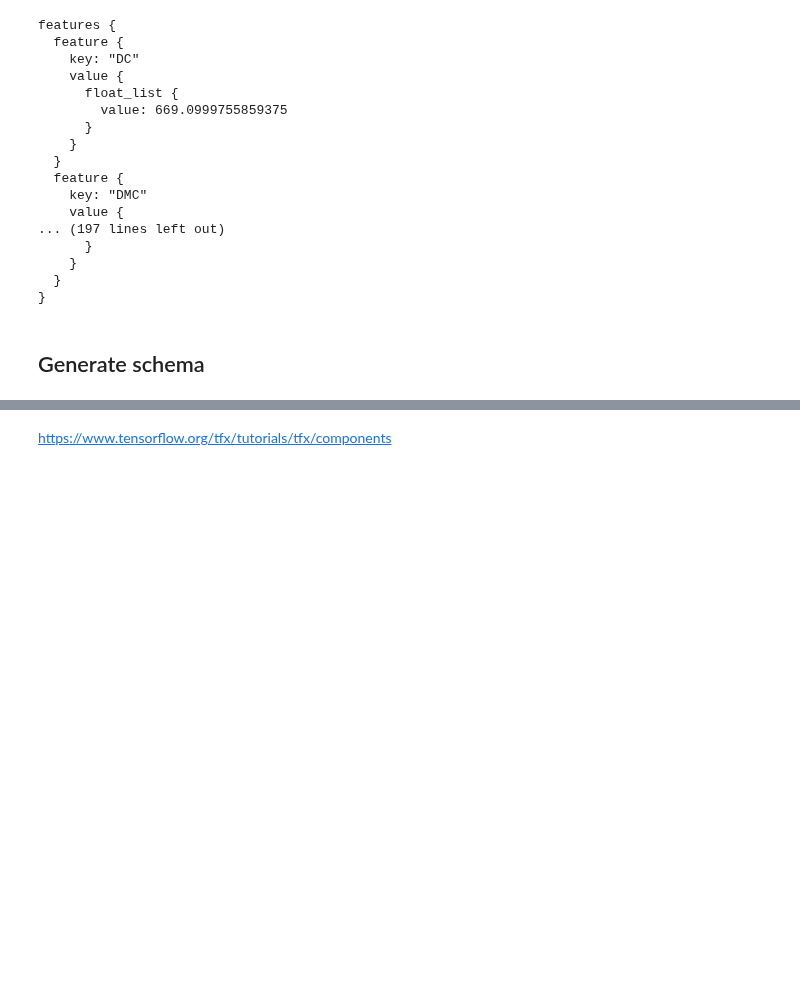
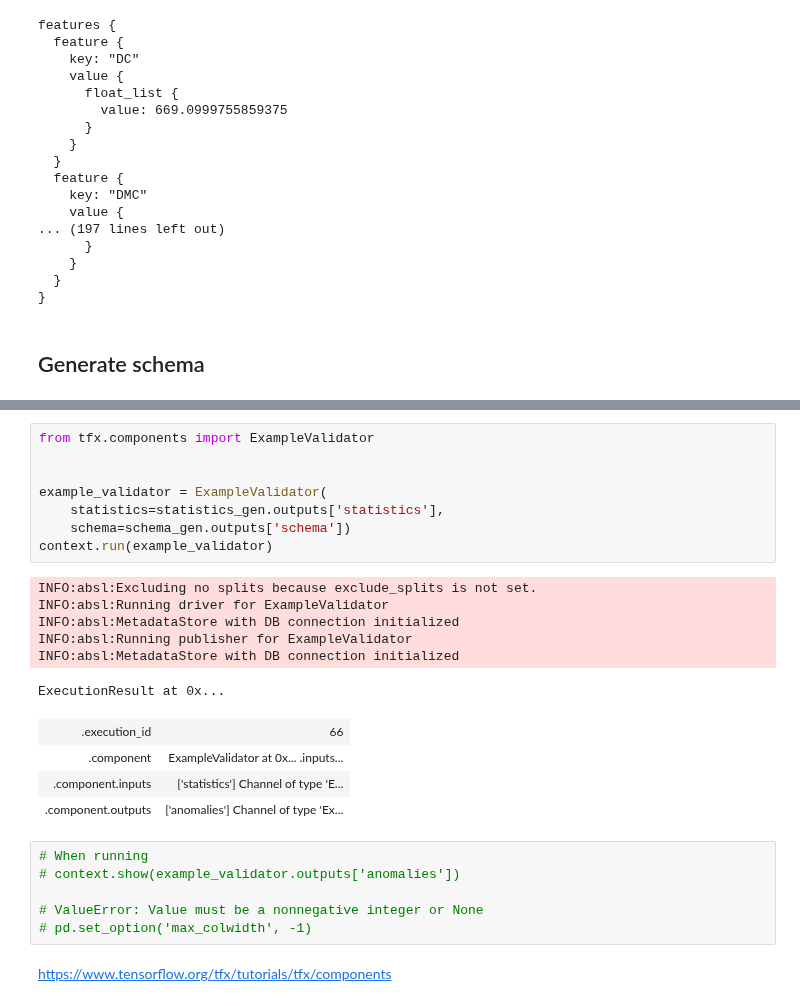
Before and after one commit to thushv89/manning_tf2_in_action, a Jupyter notebook: Ch14/14.1_Productionize_with_tfx.ipynb, the cells around one changed output, grey strips where cells are left out. Saved outputs shown, nothing was run; the diff lists cells and outputs as text; blank space fills up the shorter version.

```diff
--- a/Ch14/14.1_Productionize_with_tfx.ipynb
+++ b/Ch14/14.1_Productionize_with_tfx.ipynb
@@ -287,3 +299,28 @@ Artifact at pipeline/examples/forest_fires_pipeline/SchemaGen/schema/11
+# %%
+from tfx.components import ExampleValidator
+
+
+example_validator = ExampleValidator(
+    statistics=statistics_gen.outputs['statistics'],
+    schema=schema_gen.outputs['schema'])
+context.run(example_validator)
+# %% [output]
+INFO:absl:Excluding no splits because exclude_splits is not set.
+INFO:absl:Running driver for ExampleValidator
+INFO:absl:MetadataStore with DB connection initialized
+INFO:absl:Running publisher for ExampleValidator
+INFO:absl:MetadataStore with DB connection initialized
+ExecutionResult at 0x...
+| .execution_id | 66 |
+| .component | ExampleValidator at 0x... .inputs... |
+| .component.inputs | ['statistics'] Channel of type 'E... |
+| .component.outputs | ['anomalies'] Channel of type 'Ex... |
+# %%
+# When running
+# context.show(example_validator.outputs['anomalies'])
+
+# ValueError: Value must be a nonnegative integer or None
+# pd.set_option('max_colwidth', -1)
 # %% [markdown]
 https://www.tensorflow.org/tfx/tutorials/tfx/components
 # %%
```
Also changed, not shown: parts of 29 cells of this notebook, 4 other files.
